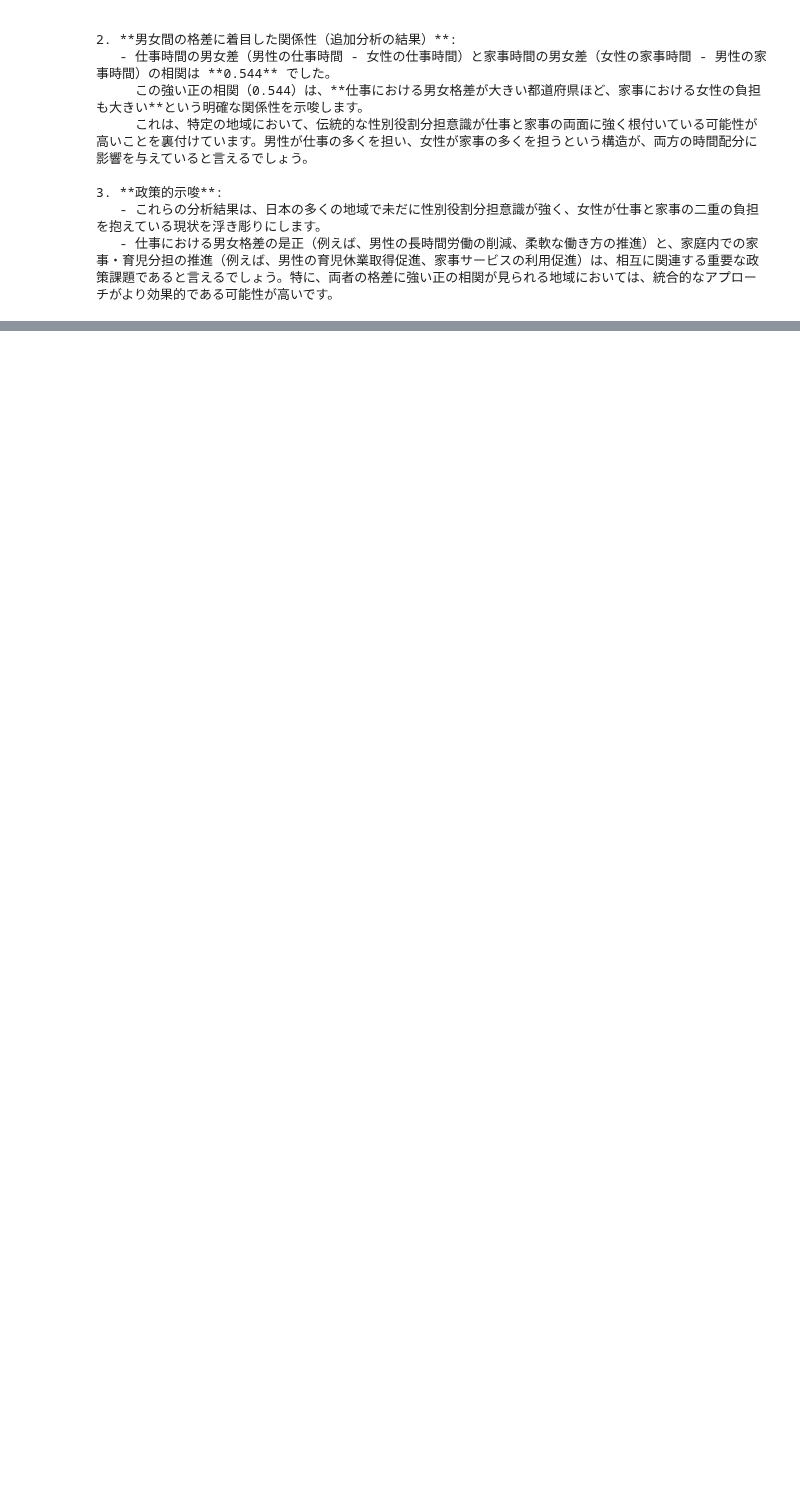
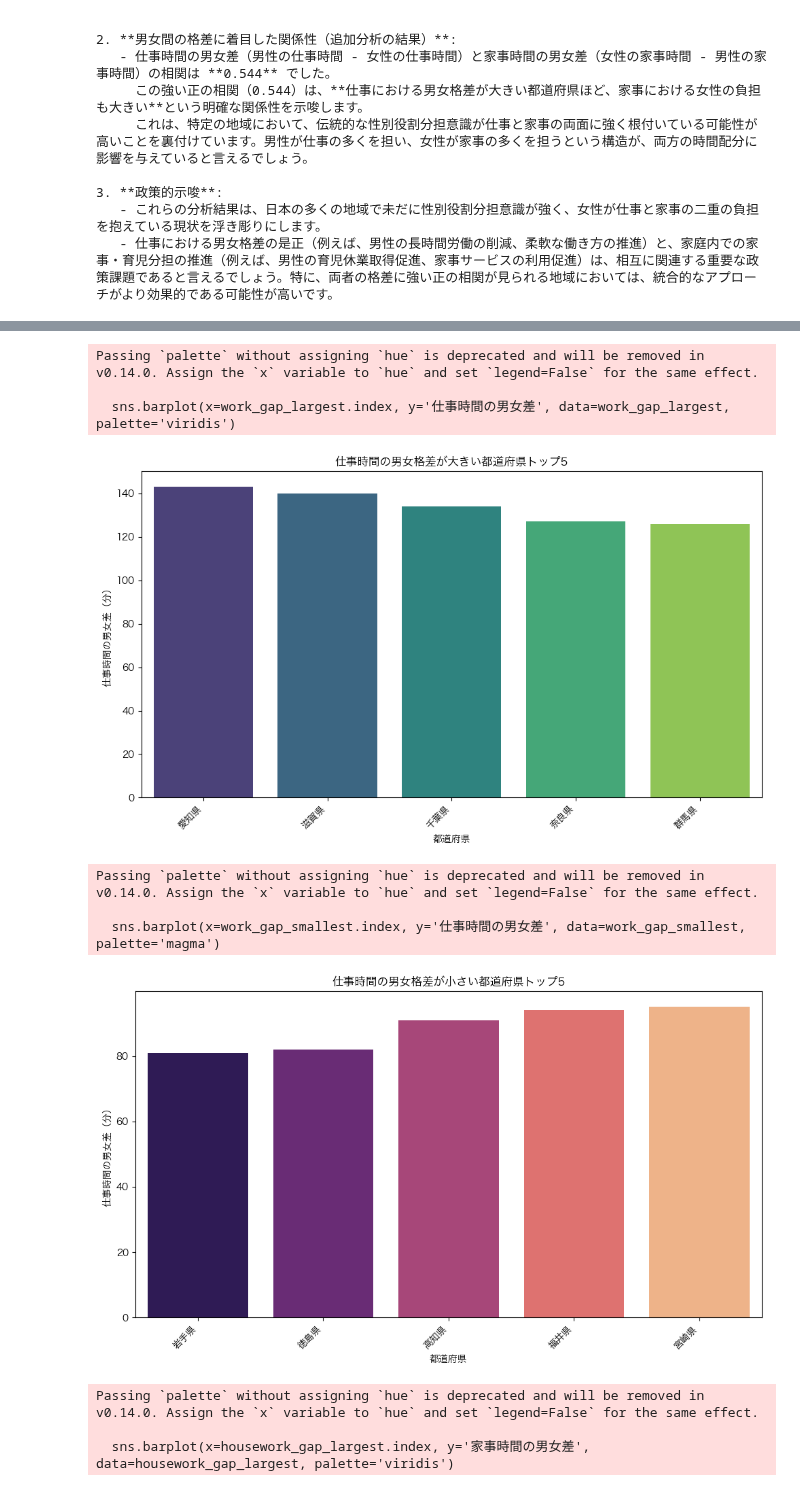
Before and after one commit to 3241Kanaha/statistics-2025, a Jupyter notebook: gende_prefecture.ipynb, the cells around one changed output, grey strips where cells are left out. Drawn from its saved outputs; the diff is of its cells as text; code cells hidden in the pictures; blank space fills up the shorter version.

```diff
--- a/gende_prefecture.ipynb
+++ b/gende_prefecture.ipynb
@@ -439,0 +442,67 @@ print("   - 仕事における男女格差の是正（例えば、男性の長
+# %%
+
+# --- 男女差の列を作成 ---
+df_combined_time['仕事時間の男女差'] = df_combined_time['1_男_仕事'] - df_combined_time['2_女_仕事']
+df_combined_time['家事時間の男女差'] = df_combined_time['2_女_家事'] - df_combined_time['1_男_家事']
+
+print("--- 結合データフレームの男女差列の先頭5行 ---")
+print(df_combined_time[['仕事時間の男女差', '家事時間の男女差']].head())
+
+# --- 仕事時間の男女格差が大きい都道府県 ---
+print("\n--- 仕事時間の男女格差が大きい都道府県トップ5 ---")
+work_gap_largest = df_combined_time.sort_values(by='仕事時間の男女差', ascending=False).head(5)
+print(work_gap_largest[['1_男_仕事', '2_女_仕事', '仕事時間の男女差']])
+
+# --- 仕事時間の男女格差が小さい都道府県 ---
+print("\n--- 仕事時間の男女格差が小さい都道府県トップ5 ---")
+work_gap_smallest = df_combined_time.sort_values(by='仕事時間の男女差', ascending=True).head(5)
+print(work_gap_smallest[['1_男_仕事', '2_女_仕事', '仕事時間の男女差']])
+
+# --- 家事時間の男女格差が大きい都道府県 ---
+print("\n--- 家事時間の男女格差が大きい都道府県トップ5 ---")
+housework_gap_largest = df_combined_time.sort_values(by='家事時間の男女差', ascending=False).head(5)
+print(housework_gap_largest[['1_男_家事', '2_女_家事', '家事時間の男女差']])
+
+# --- 家事時間の男女格差が小さい都道府県 ---
+print("\n--- 家事時間の男女格差が小さい都道府県トップ5 ---")
+housework_gap_smallest = df_combined_time.sort_values(by='家事時間の男女差', ascending=True).head(5)
+print(housework_gap_smallest[['1_男_家事', '2_女_家事', '家事時間の男女差']])
+
+# --- 可視化（仕事時間の男女差）---
+plt.figure(figsize=(10, 6))
+sns.barplot(x=work_gap_largest.index, y='仕事時間の男女差', data=work_gap_largest, palette='viridis')
+plt.title('仕事時間の男女格差が大きい都道府県トップ5')
+plt.xlabel('都道府県')
+plt.ylabel('仕事時間の男女差（分）')
+plt.xticks(rotation=45, ha='right')
+plt.tight_layout()
+plt.show()
+
+plt.figure(figsize=(10, 6))
+sns.barplot(x=work_gap_smallest.index, y='仕事時間の男女差', data=work_gap_smallest, palette='magma')
+plt.title('仕事時間の男女格差が小さい都道府県トップ5')
+plt.xlabel('都道府県')
+plt.ylabel('仕事時間の男女差（分）')
+plt.xticks(rotation=45, ha='right')
+plt.tight_layout()
+plt.show()
+
+# --- 可視化（家事時間の男女差）---
+plt.figure(figsize=(10, 6))
+sns.barplot(x=housework_gap_largest.index, y='家事時間の男女差', data=housework_gap_largest, palette='viridis')
+plt.title('家事時間の男女格差が大きい都道府県トップ5')
+plt.xlabel('都道府県')
+plt.ylabel('家事時間の男女差（分）')
+plt.xticks(rotation=45, ha='right')
+plt.tight_layout()
+plt.show()
+
+plt.figure(figsize=(10, 6))
+sns.barplot(x=housework_gap_smallest.index, y='家事時間の男女差', data=housework_gap_smallest, palette='magma')
+plt.title('家事時間の男女格差が小さい都道府県トップ5')
+plt.xlabel('都道府県')
+plt.ylabel('家事時間の男女差（分）')
+plt.xticks(rotation=45, ha='right')
+plt.tight_layout()
+plt.show()
+# %% [output]
@@ -439,0 +526,11 @@ print("   - 仕事における男女格差の是正（例えば、男性の長
+Passing `palette` without assigning `hue` is deprecated and will be removed in v0.14.0. Assign the `x` variable to `hue` and set `legend=False` for the same effect.
+
+  sns.barplot(x=work_gap_largest.index, y='仕事時間の男女差', data=work_gap_largest, palette='viridis')
+[figure, added]
+Passing `palette` without assigning `hue` is deprecated and will be removed in v0.14.0. Assign the `x` variable to `hue` and set `legend=False` for the same effect.
+
+  sns.barplot(x=work_gap_smallest.index, y='仕事時間の男女差', data=work_gap_smallest, palette='magma')
+[figure, added]
+Passing `palette` without assigning `hue` is deprecated and will be removed in v0.14.0. Assign the `x` variable to `hue` and set `legend=False` for the same effect.
+
+  sns.barplot(x=housework_gap_largest.index, y='家事時間の男女差', data=housework_gap_largest, palette='viridis')
```
Also changed, not shown: parts of 2 cells of this notebook.
